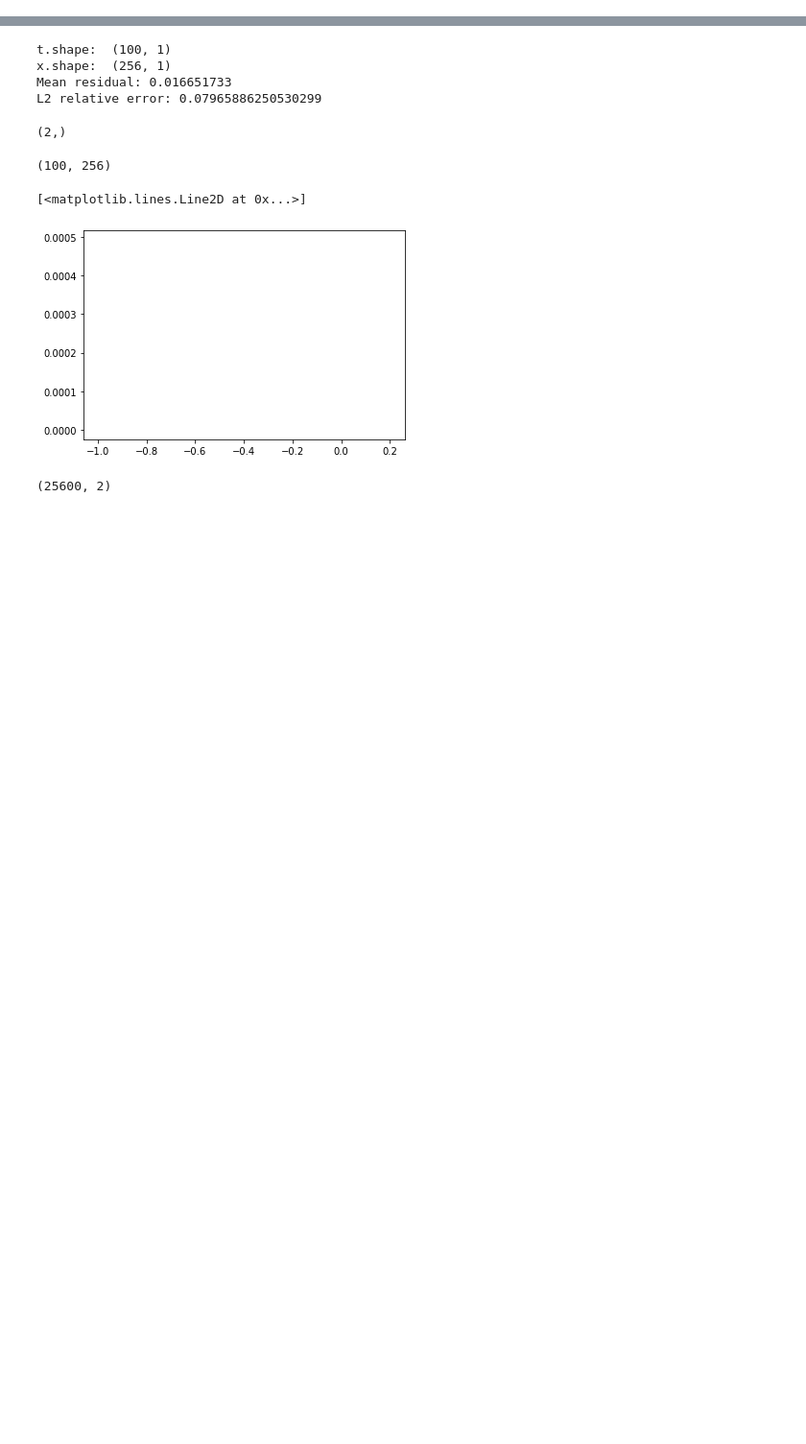
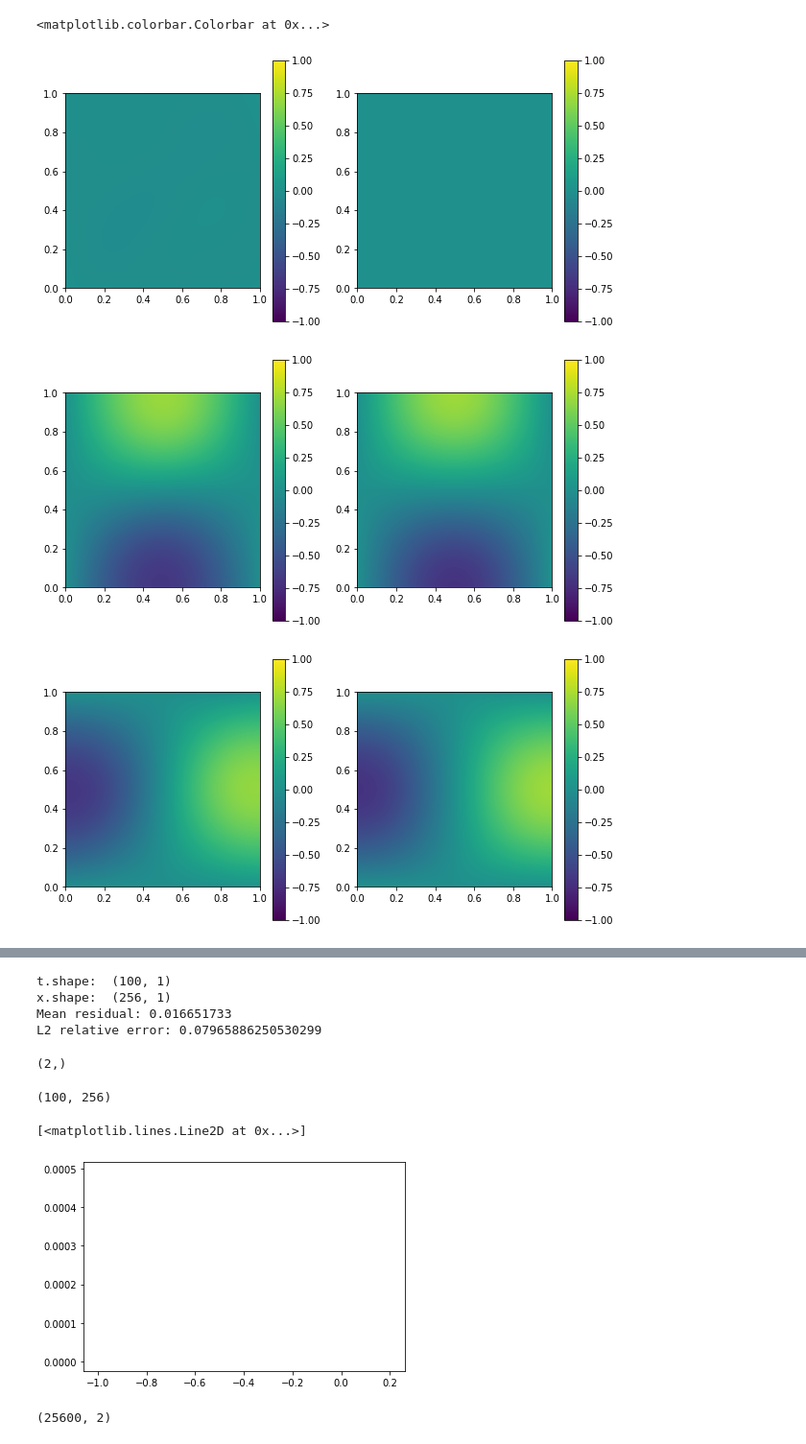
Before and after one commit to drcassbul/Maxwell_PINN, a Jupyter notebook: Maxwell_2D_PEC.ipynb, the cells around one changed output, grey strips where cells are left out. Shown: that part at 96% size. Saved outputs shown, nothing was run; the diff lists cells and outputs as text; code cells hidden in the pictures; blank space fills up the shorter version.

Commit message:
PEC cavity works

```diff
--- a/Maxwell_2D_PEC.ipynb
+++ b/Maxwell_2D_PEC.ipynb
@@ -82,0 +108,51 @@ IndexError: tuple index out of range
+# %%
+from scipy.interpolate import griddata
+
+t = np.linspace(0, Tmax, 100)
+x = np.linspace(xmin, xmax, 256)
+y = np.linspace(ymin, ymax, 256)
+
+X, Y, T = np.meshgrid(x, y, t)
+
+# The whole domain flattened
+X_star = np.hstack((X.flatten()[:, None], Y.flatten()[:, None], T.flatten()[:, None]))
+
+out_pred = model.predict(X_star, operator=None)
+# %%
+#unflatten the data
+Hx_pred = out_pred[:, 0].reshape(X.shape)
+Hy_pred = out_pred[:, 1].reshape(X.shape)
+Ez_pred = out_pred[:, 2].reshape(X.shape)
+
+# Analytical solution
+w = np.pi * np.sqrt(2)
+t0 = 3*period_t/4
+idx_t0 = np.argmin(np.abs(t - t0))
+xx, yy = np.meshgrid(x, y)
+Hx_analytical, Hy_analytical, Ez_analytical = cavity_analytical(xx, yy, t0, w)
+
+# Plot Ez field
+fig, ax = plt.subplots(1, 2, figsize=(10, 5))
+p1 = ax[0].imshow(Ez_pred[:, :, idx_t0], extent=[xmin, xmax, ymin, ymax], vmin=-1, vmax=1)
+p2 = ax[1].imshow(Ez_analytical, extent=[xmin, xmax, ymin, ymax], vmin=-1, vmax=1)
+fig.colorbar(p1, ax=ax[0])
+fig.colorbar(p2, ax=ax[1])
+
+# Plot Hx field
+fig, ax = plt.subplots(1, 2, figsize=(10, 5))
+p1 = ax[0].imshow(Hx_pred[:, :, idx_t0], extent=[xmin, xmax, ymin, ymax], vmin=-1, vmax=1)
+p2 = ax[1].imshow(Hx_analytical, extent=[xmin, xmax, ymin, ymax], vmin=-1, vmax=1)
+fig.colorbar(p1, ax=ax[0])
+fig.colorbar(p2, ax=ax[1])
+
+# Plot Hy field
+fig, ax = plt.subplots(1, 2, figsize=(10, 5))
+p1 = ax[0].imshow(Hy_pred[:, :, idx_t0], extent=[xmin, xmax, ymin, ymax], vmin=-1, vmax=1)
+p2 = ax[1].imshow(Hy_analytical, extent=[xmin, xmax, ymin, ymax], vmin=-1, vmax=1)
+fig.colorbar(p1, ax=ax[0])
+fig.colorbar(p2, ax=ax[1])
+# %% [output]
+<matplotlib.colorbar.Colorbar at 0x...>
+[figure, added]
+[figure, added]
+[figure, added]
```
Also changed, not shown: parts of 15 cells of this notebook.
